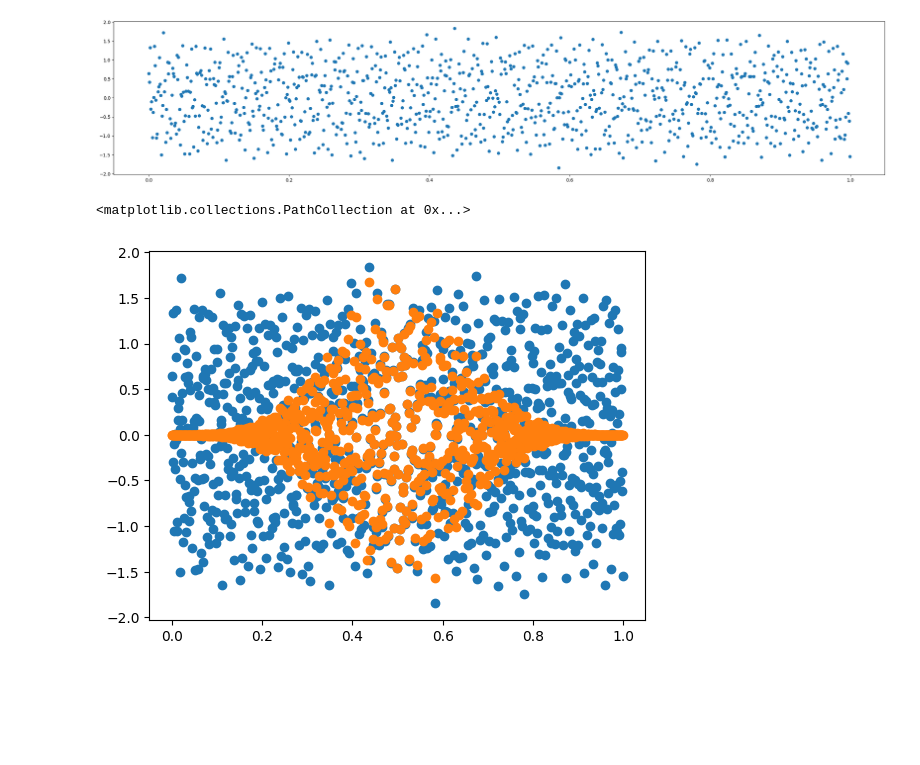
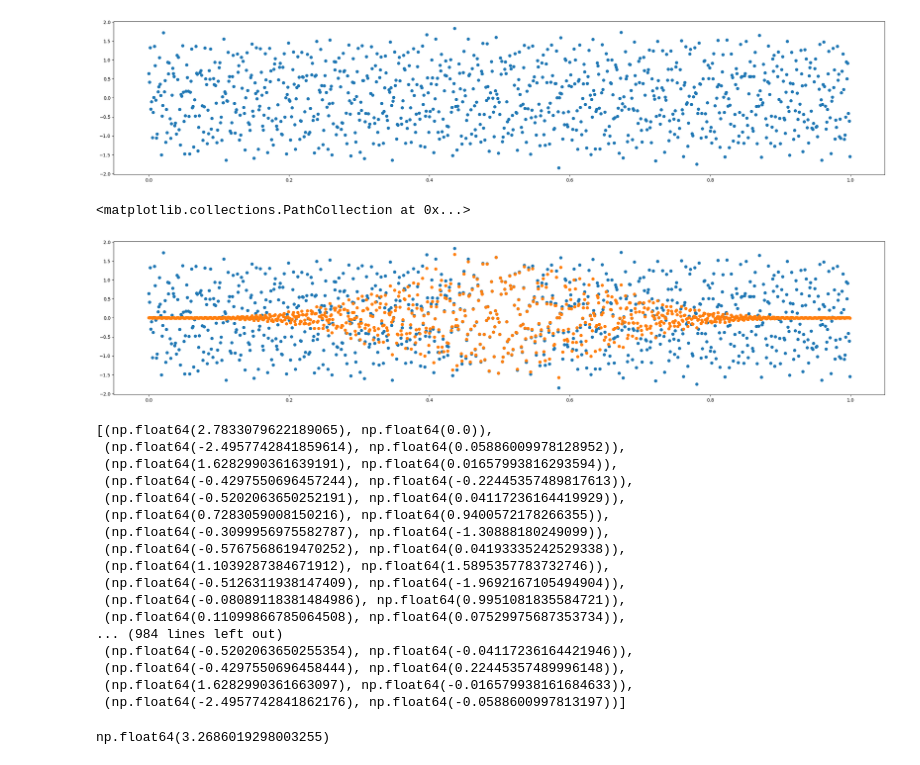
Before and after one commit to GordStep/Python-Mathematical-modeling-methods, a Jupyter notebook: source/lab_3_2.ipynb, the cells around one changed output. Saved outputs shown, nothing was run; the diff lists cells and outputs as text; code cells hidden in the pictures; blank space fills up the shorter version.

```diff
--- a/source/lab_3_2.ipynb
+++ b/source/lab_3_2.ipynb
@@ -13,7 +13,7 @@
 import numpy as np
 import matplotlib.pyplot as plt
 # %%
-data = np.fromfile("./data/lab_3_z2.bin", dtype=np.double)
+data = np.fromfile("./data/lab_3_z2.bin", dtype=np.float64)
 time = np.arange(len(data)) / 1000
 
 len(data)
@@ -40,9 +40,11 @@ def NattallWindow(n, N):
 # %%
 nat_data = [NattallWindow(i, len(data)) * data[i] for i in range(0, len(data))]
 # %%
+plt.figure(figsize=(30, 6))
+
 plt.scatter(time, data)
 plt.scatter(time, nat_data)
 # %% [output]
 <matplotlib.collections.PathCollection at 0x...>
-[figure, old version]
+[figure, new version]
 # %%
@@ -49,0 +63,21 @@ def FastFurieTransform()
+# %%
+fft_data = FastFurieTransform(nat_data)
+fft_data
+# %% [output]
+[(np.float64(2.7833079622189065), np.float64(0.0)),
+ (np.float64(-2.4957742841859614), np.float64(0.05886009978128952)),
+ (np.float64(1.6282990361639191), np.float64(0.01657993816293594)),
+ (np.float64(-0.4297550696457244), np.float64(-0.22445357489817613)),
+ (np.float64(-0.5202063650252191), np.float64(0.04117236164419929)),
+ (np.float64(0.7283059008150216), np.float64(0.9400572178266355)),
+ (np.float64(-0.3099956975582787), np.float64(-1.30888180249099)),
+ (np.float64(-0.5767568619470252), np.float64(0.04193335242529338)),
+ (np.float64(1.1039287384671912), np.float64(1.5895357783732746)),
+ (np.float64(-0.5126311938147409), np.float64(-1.9692167105494904)),
+ (np.float64(-0.08089118381484986), np.float64(0.9951081835584721)),
+ (np.float64(0.11099866785064508), np.float64(0.07529975687353734)),
+... (984 lines left out)
+ (np.float64(-0.5202063650255354), np.float64(-0.04117236164421946)),
+ (np.float64(-0.4297550696458444), np.float64(0.22445357489996148)),
+ (np.float64(1.6282990361663097), np.float64(-0.016579938161684633)),
+ (np.float64(-2.4957742841862176), np.float64(-0.0588600997813197))]
@@ -49,0 +90,8 @@ def FastFurieTransform()
+# %%
+noise = A[:150] + A[155:251] + A[256:475] + A[480:]
+f_n = f[:150] + f[155:251] + f[256:475] + f[480:]
+
+noise_A = np.average(noise)
+noise_A
+# %% [output]
+np.float64(3.2686019298003255)
```
Also changed, not shown: parts of 3 cells of this notebook, 1 other file.
